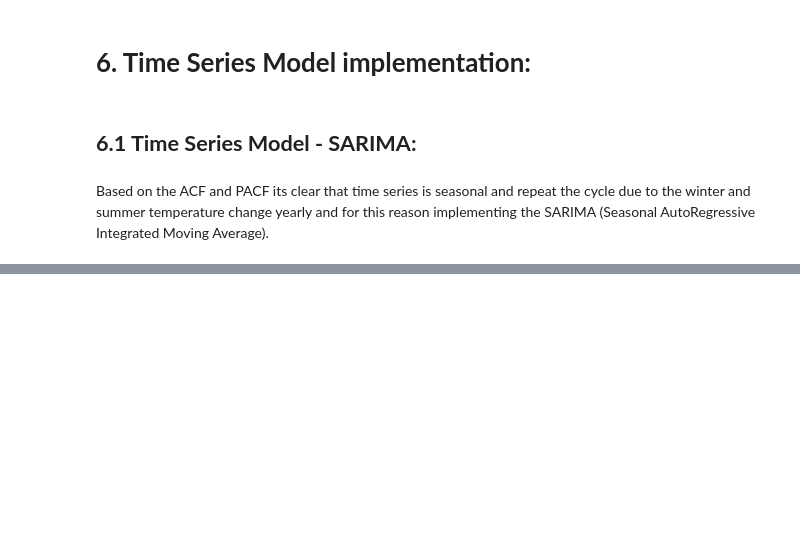
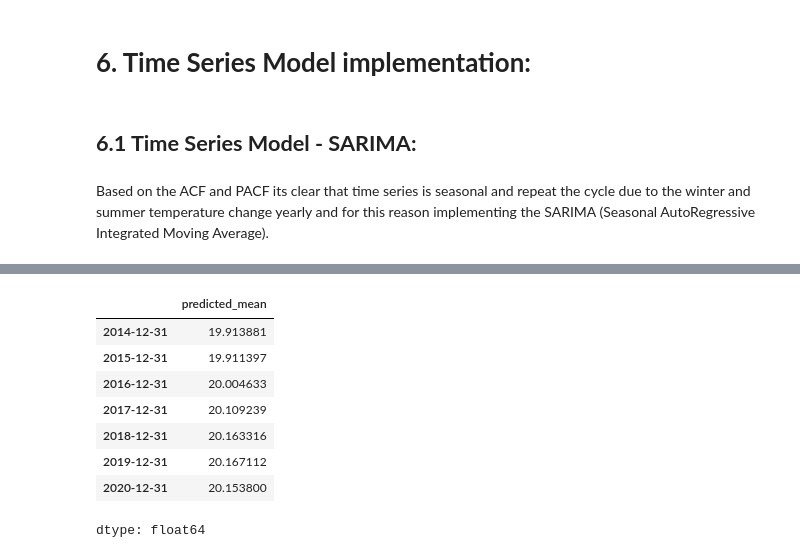
Before and after one commit to HassanZeb01/land_temperature_by_country, a Jupyter notebook: climate_temperature.ipynb, the cells around one changed output, grey strips where cells are left out. Saved outputs shown, nothing was run; the diff lists cells and outputs as text; code cells hidden in the pictures; blank space fills up the shorter version.

```diff
--- a/climate_temperature.ipynb
+++ b/climate_temperature.ipynb
@@ -634,0 +681,12 @@ Warnings:
+# %%
+future
+# %% [output]
+|  | predicted_mean |
+| 2014-12-31 | 19.913881 |
+| 2015-12-31 | 19.911397 |
+| 2016-12-31 | 20.004633 |
+| 2017-12-31 | 20.109239 |
+| 2018-12-31 | 20.163316 |
+| 2019-12-31 | 20.167112 |
+| 2020-12-31 | 20.153800 |
+dtype: float64
```
Also changed, not shown: parts of 24 cells of this notebook.
